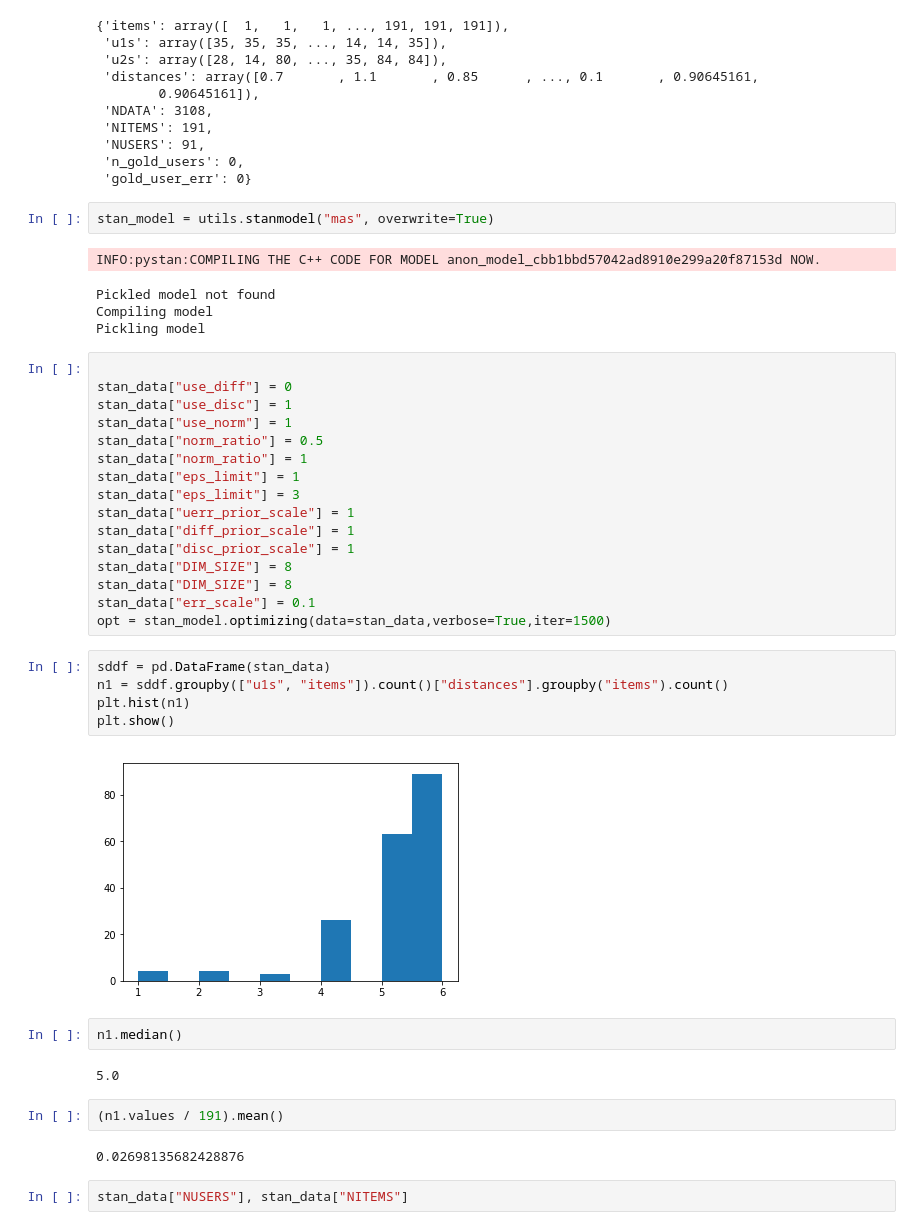
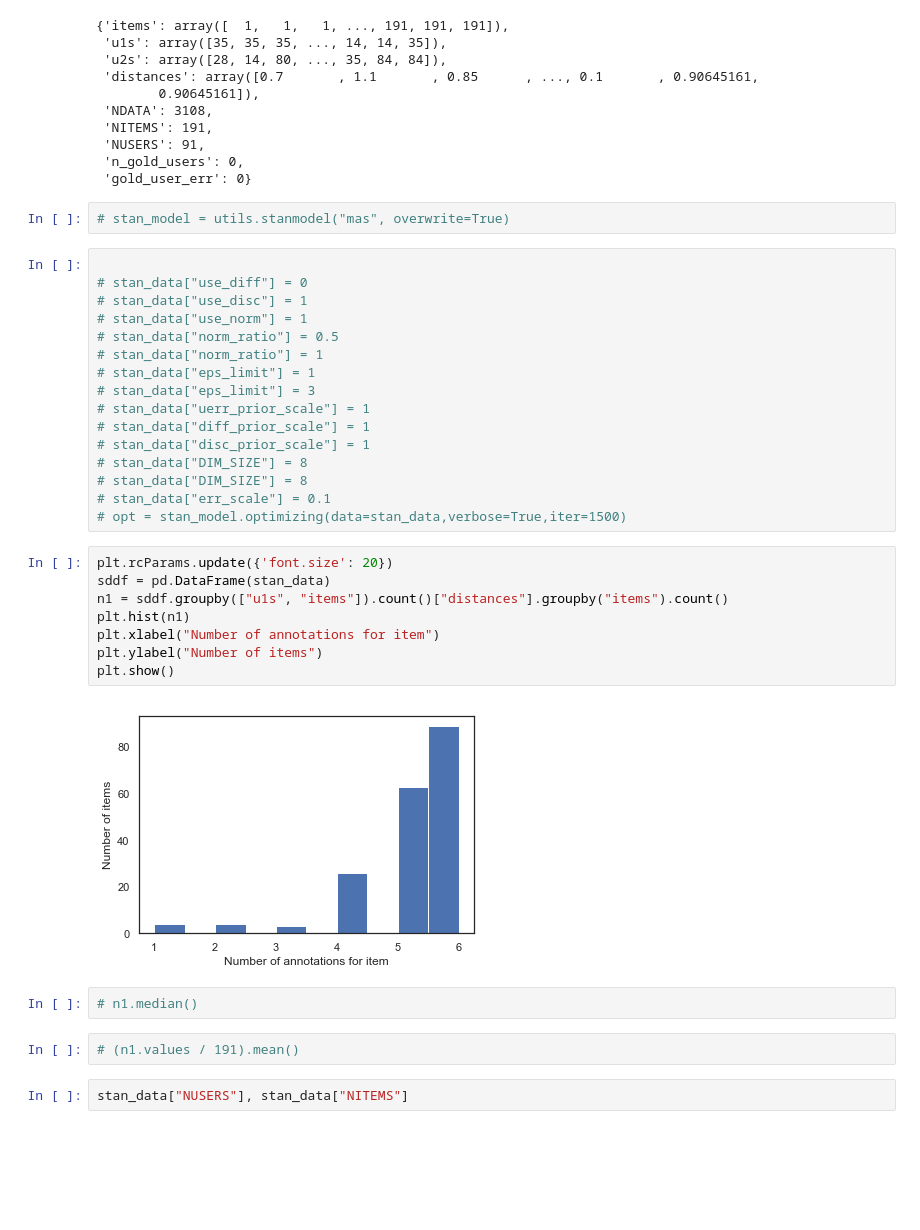
Before and after one commit to Praznat/humansdoit, a Jupyter notebook: sequence_experiment.ipynb, the cells around one changed output. Saved outputs shown, nothing was run; the diff lists cells and outputs as text; blank space fills up the shorter version.

```diff
--- a/sequence_experiment.ipynb
+++ b/sequence_experiment.ipynb
@@ -125,43 +129,37 @@ stan_data
  'n_gold_users': 0,
  'gold_user_err': 0}
 # %%
-stan_model = utils.stanmodel("mas", overwrite=True)
+# stan_model = utils.stanmodel("mas", overwrite=True)
-# %% [output]
-INFO:pystan:COMPILING THE C++ CODE FOR MODEL anon_model_cbb1bbd57042ad8910e299a20f87153d NOW.
-Pickled model not found
-Compiling model
-Pickling model
 # %%
 
-stan_data["use_diff"] = 0
-stan_data["use_disc"] = 1
-stan_data["use_norm"] = 1
-stan_data["norm_ratio"] = 0.5
-stan_data["norm_ratio"] = 1
-stan_data["eps_limit"] = 1
-stan_data["eps_limit"] = 3
-stan_data["uerr_prior_scale"] = 1
-stan_data["diff_prior_scale"] = 1
-stan_data["disc_prior_scale"] = 1
-stan_data["DIM_SIZE"] = 8
-stan_data["DIM_SIZE"] = 8
-stan_data["err_scale"] = 0.1
-opt = stan_model.optimizing(data=stan_data,verbose=True,iter=1500)
+# stan_data["use_diff"] = 0
+# stan_data["use_disc"] = 1
+# stan_data["use_norm"] = 1
+# stan_data["norm_ratio"] = 0.5
+# stan_data["norm_ratio"] = 1
+# stan_data["eps_limit"] = 1
+# stan_data["eps_limit"] = 3
+# stan_data["uerr_prior_scale"] = 1
+# stan_data["diff_prior_scale"] = 1
+# stan_data["disc_prior_scale"] = 1
+# stan_data["DIM_SIZE"] = 8
+# stan_data["DIM_SIZE"] = 8
+# stan_data["err_scale"] = 0.1
+# opt = stan_model.optimizing(data=stan_data,verbose=True,iter=1500)
 # %%
+plt.rcParams.update({'font.size': 20})
 sddf = pd.DataFrame(stan_data)
 n1 = sddf.groupby(["u1s", "items"]).count()["distances"].groupby("items").count()
 plt.hist(n1)
+plt.xlabel("Number of annotations for item")
+plt.ylabel("Number of items")
 plt.show()
 # %% [output]
-[figure, old version]
+[figure, new version]
-# %%
-n1.median()
-# %% [output]
-5.0
+# %%
+# n1.median()
 # %%
-(n1.values / 191).mean()
+# (n1.values / 191).mean()
-# %% [output]
-0.02698135682428876
 # %%
 stan_data["NUSERS"], stan_data["NITEMS"]
 # %% [output]
```
Also changed, not shown: parts of 40 cells of this notebook, 8 other files.
